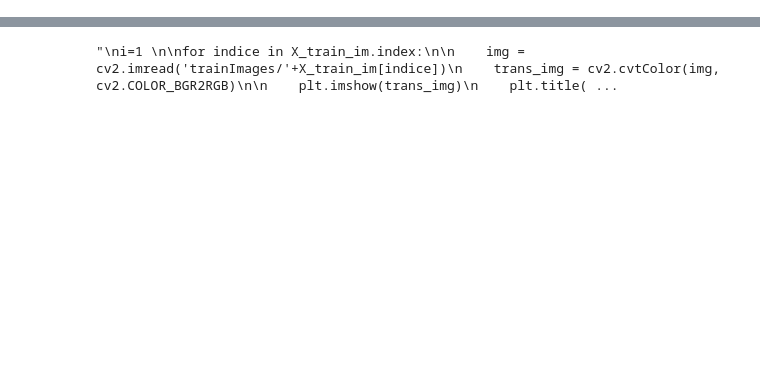
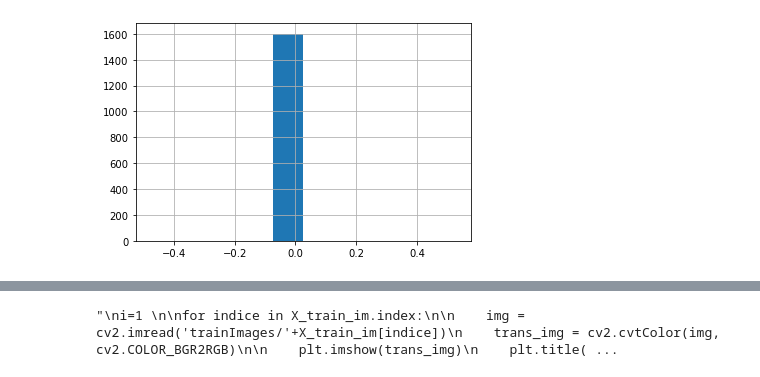
Before and after one commit to isaimoralesg/Tesis-UAI, a Jupyter notebook: MultiInput.ipynb, the cells around one changed output, grey strips where cells are left out. Saved outputs shown, nothing was run; the diff lists cells and outputs as text; code cells hidden in the pictures; blank space fills up the shorter version.

```diff
--- a/MultiInput.ipynb
+++ b/MultiInput.ipynb
@@ -31,3 +78,7 @@ encoder=OneHotEncoder()
+# %%
+(df['Min_coverage']/df['Cost_of_vehicle']).hist();
+# %% [output]
+[figure, added]
 # %%
 df['Insurance_company'].value_counts()
 # %% [output]
```
Also changed, not shown: parts of 62 cells of this notebook, 1 other file.
